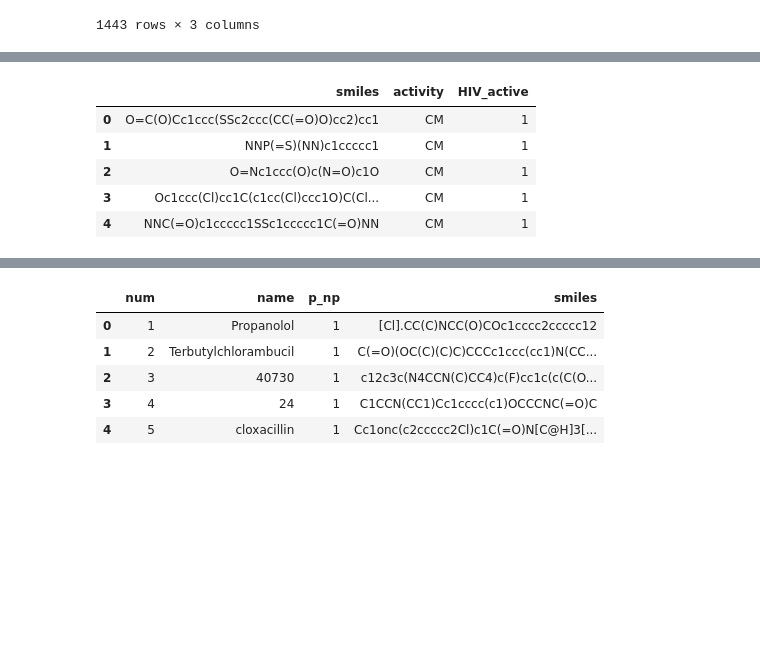
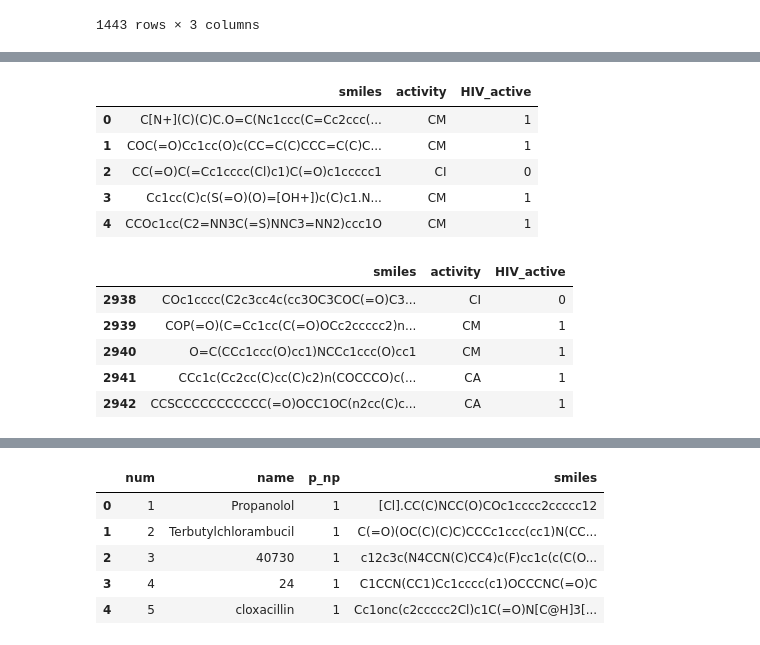
Before and after one commit to deepsatflow/MoLD, a Jupyter notebook: Copy_of_chemprop_colab_demo.ipynb, the cells around one changed output, grey strips where cells are left out. Drawn from its saved outputs; the diff is of its cells as text; code cells hidden in the pictures; blank space fills up the shorter version.

```diff
--- a/Copy_of_chemprop_colab_demo.ipynb
+++ b/Copy_of_chemprop_colab_demo.ipynb
@@ -99,7 +99,7 @@ hiv_df_filtered_active
 # %%
 # Filter rows where 'target_column' is equal to 1h
 hiv_df_filtered_inactive = hiv_df[hiv_df['HIV_active'] == 0]
-hiv_df_filtered_inactive = hiv_df_filtered_inactive.sample(n=1500, axis=0, replace=True)
+hiv_df_filtered_inactive = hiv_df_filtered_inactive.sample(n=1500, axis=0)
 hiv_df_filtered_inactive
 # %% [output]
 |  | smiles | activity | HIV_active |
@@ -134 +134,4 @@ hiv_df_sampled
 2943 rows × 3 columns
+# %%
+# Randomly shuffle rows
+hiv_df_sampled = hiv_df_sampled.sample(frac=1, random_state=42)
@@ -135,15 +147,22 @@ hiv_df_sampled
 # %%
 hiv_df_sampled.to_csv('HIV_2.csv', index=False)
 # .drop(['activity'], axis=1).
 hiv_df_sampled_2 = pd.read_csv("HIV_2.csv")
 hiv_df_sampled_2.head()
+hiv_df_sampled_2.tail()
 # %% [output]
 |  | smiles | activity | HIV_active |
-| 0 | O=C(O)Cc1ccc(SSc2ccc(CC(=O)O)cc2)cc1 | CM | 1 |
-| 1 | NNP(=S)(NN)c1ccccc1 | CM | 1 |
-| 2 | O=Nc1ccc(O)c(N=O)c1O | CM | 1 |
-| 3 | Oc1ccc(Cl)cc1C(c1cc(Cl)ccc1O)C(Cl... | CM | 1 |
-| 4 | NNC(=O)c1ccccc1SSc1ccccc1C(=O)NN | CM | 1 |
+| 0 | C[N+](C)(C)C.O=C(Nc1ccc(C=Cc2ccc(... | CM | 1 |
+| 1 | COC(=O)Cc1cc(O)c(CC=C(C)CCC=C(C)C... | CM | 1 |
+| 2 | CC(=O)C(=Cc1cccc(Cl)c1)C(=O)c1ccccc1 | CI | 0 |
+| 3 | Cc1cc(C)c(S(=O)(O)=[OH+])c(C)c1.N... | CM | 1 |
+| 4 | CCOc1cc(C2=NN3C(=S)NNC3=NN2)ccc1O | CM | 1 |
+|  | smiles | activity | HIV_active |
+| 2938 | COc1cccc(C2c3cc4c(cc3OC3COC(=O)C3... | CI | 0 |
+| 2939 | COP(=O)(C=Cc1cc(C(=O)OCc2ccccc2)n... | CM | 1 |
+| 2940 | O=C(CCc1ccc(O)cc1)NCCc1ccc(O)cc1 | CM | 1 |
+| 2941 | CCc1c(Cc2cc(C)cc(C)c2)n(COCCCO)c(... | CA | 1 |
+| 2942 | CCSCCCCCCCCCCC(=O)OCC1OC(n2cc(C)c... | CA | 1 |
 # %%
 arguments = [
     '--data_path', 'HIV_2.csv',
```
Also changed, not shown: parts of 33 cells of this notebook.
